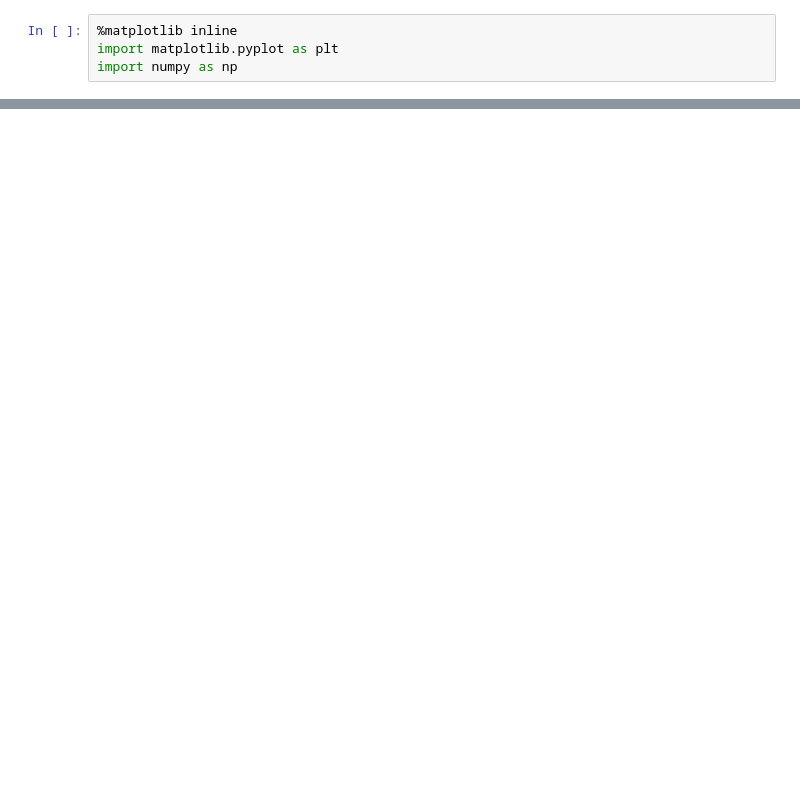
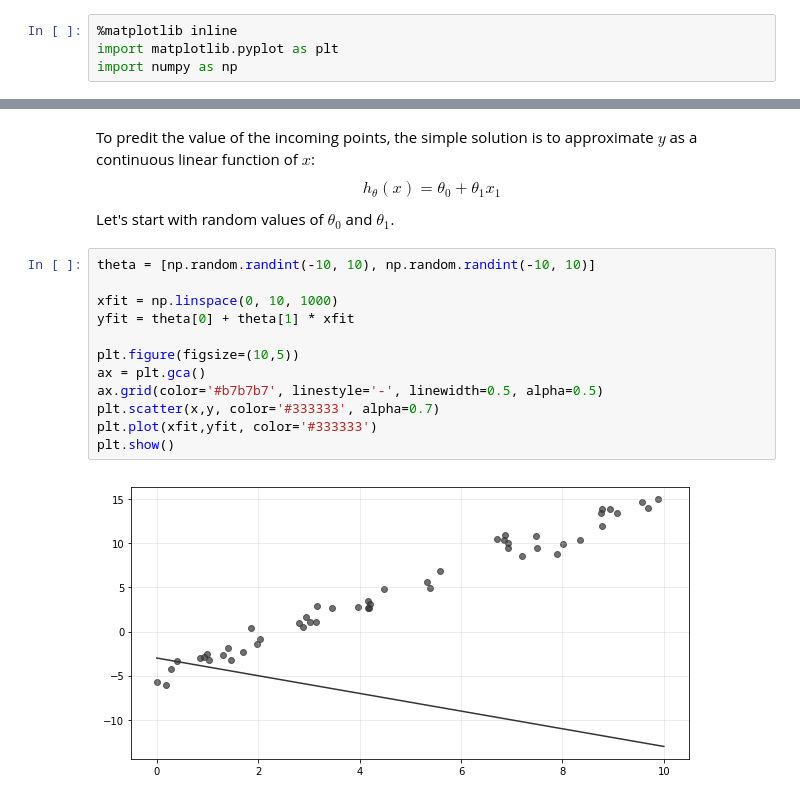
Before and after one commit to ValleyZw/hill, a Jupyter notebook: 004_linear_regression.ipynb, the cells around one changed output, grey strips where cells are left out. Drawn from its saved outputs; the diff is of its cells as text; blank space fills up the shorter version.

Commit message:
add linear regression

```diff
--- a/004_linear_regression.ipynb
+++ b/004_linear_regression.ipynb
@@ -4,0 +19,20 @@ import numpy as np
+# %% [markdown]
+To predit the value of the incoming points, the simple solution is to approximate $y$ as a continuous linear function of $x$:
+\begin{equation}
+h_\theta(x) = \theta_0 + \theta_1x_1
+\end{equation}
+Let's start with random values of $\theta_0$ and $\theta_1$.
+# %%
+theta = [np.random.randint(-10, 10), np.random.randint(-10, 10)]
+
+xfit = np.linspace(0, 10, 1000)
+yfit = theta[0] + theta[1] * xfit
+
+plt.figure(figsize=(10,5))
+ax = plt.gca()
+ax.grid(color='#b7b7b7', linestyle='-', linewidth=0.5, alpha=0.5)
+plt.scatter(x,y, color='#333333', alpha=0.7)
+plt.plot(xfit,yfit, color='#333333')
+plt.show()
+# %% [output]
+[figure, added]
```
Also changed, not shown: parts of 5 cells of this notebook.
